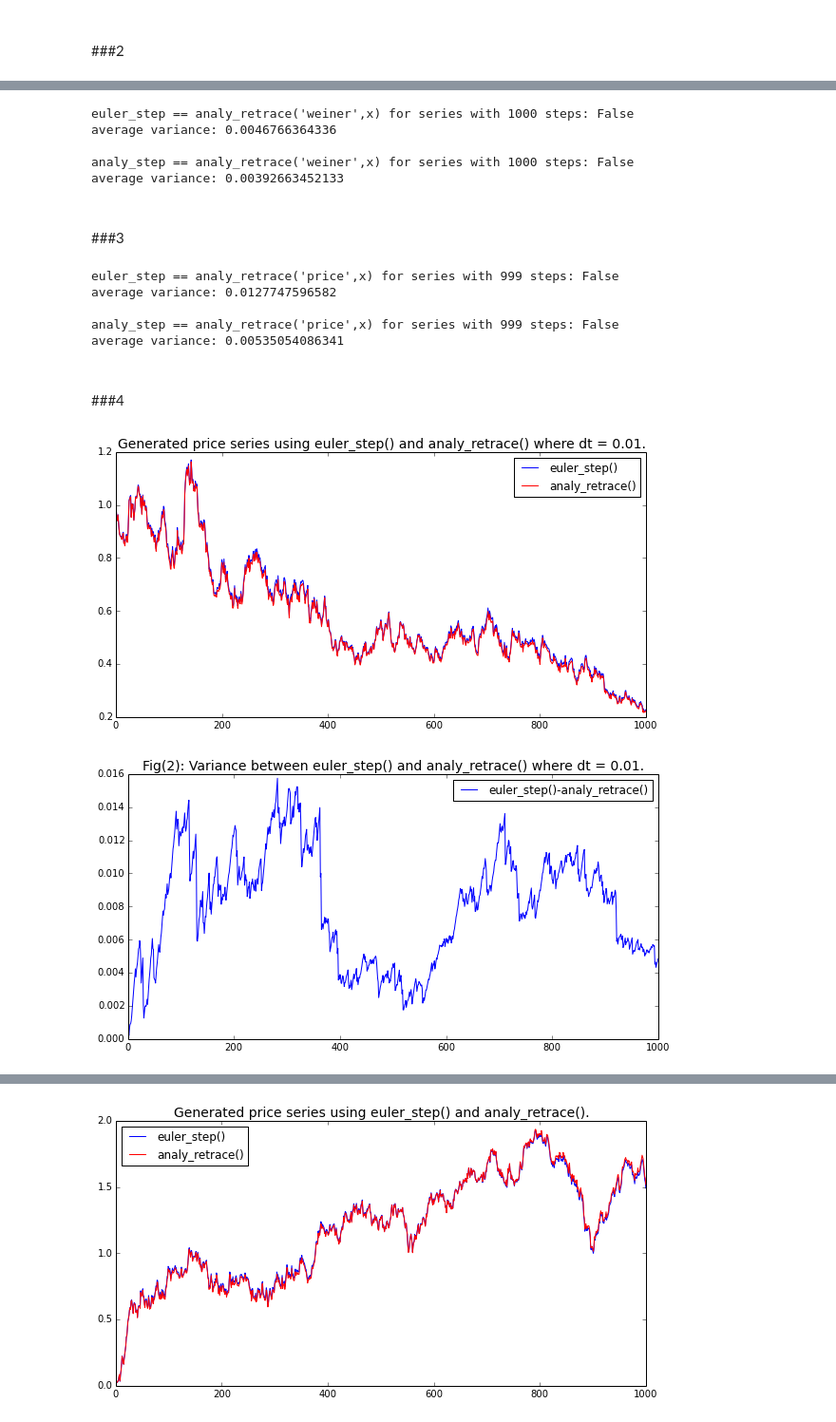
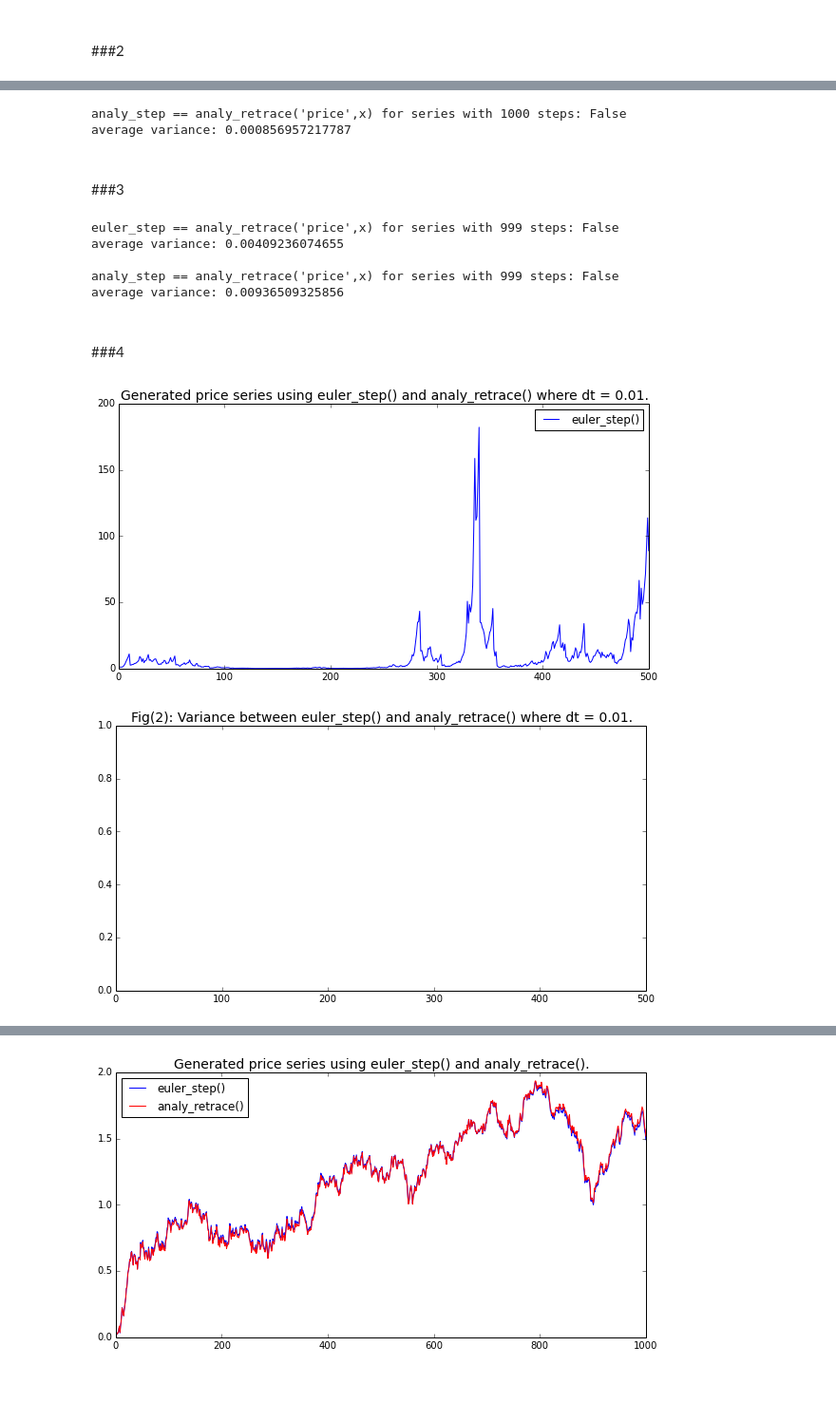
Before and after one commit to rmorshea/quantfi, a Jupyter notebook: exp_brownian_class.ipynb, the cells around one changed output, grey strips where cells are left out. Shown: that part at 95% size. Saved outputs shown, nothing was run; the diff lists cells and outputs as text; code cells hidden in the pictures; blank space fills up the shorter version.

```diff
--- a/exp_brownian_class.ipynb
+++ b/exp_brownian_class.ipynb
@@ -52,7 +52,7 @@ class ExpBrownian:
         def __str__(self):
             return str(self.string)
 
-    def __init__(self, dt, m, a, b, mu=0, sigma=1, **kwargs):
+    def __init__(self, dt, m, a, b, mu=0, sigma=1, pval_last=1,pval_crnt=1, **kwargs):
         '''Provide the parameters included in the differential equation above.
         **kwargs makes it possible to initialize with a preexisting price or weiner series.'''
 
@@ -62,9 +62,8 @@ class ExpBrownian:
         self.b = b
         self.mu = mu
         self.sigma = sigma
-
-        self.init_pval_last = kwargs.get('pval_last',1.0)
-        self.init_pval_crnt = kwargs.get('pval_crnt',1.0)
+        self.init_pval_last = pval_last
+        self.init_pval_crnt = pval_crnt
 
         self.pval_last = self.init_pval_last
         self.pval_crnt = self.init_pval_crnt
@@ -108,7 +107,6 @@ class ExpBrownian:
     def euler_retrace(self, series, x=None):
         '''Overrides the current price/weiner series with a new one based on a retrace of a weiner/price series.
 
-
         series = 'weiner':
         Retraces the values of the weiner series to create a price series.
         series = 'price':
@@ -125,7 +123,7 @@ class ExpBrownian:
                 raise exponential_brownian.FillError(series)
             self.pval_last = self.init_pval_last
             self.pval_crnt = self.init_pval_crnt
-            self.p_series = [self.pval_last]
+            self.p_series = [self.pval_crnt]
 
             for i in range(1,len(self.w_series)):
                 nu = self.w_series[i]-self.w_series[i-1]
@@ -617,7 +615,7 @@ class ImpExpBrownian(ExpBrownian):
             alph = self.a*mu0*self.dt
             beta = self.b*nu
 
-            self.pval_crnt += (alph+beta)*self.pval_crnt**(self.m)
+            self.pval_crnt += (self.a*self.dt+alph+beta)*self.pval_crnt**(self.m)
             self.p_series.append(self.pval_crnt)
             self.t_steps+=1
 
@@ -817,32 +799,16 @@ Stock1 = ImpExpBrownian(0.001,1,1,1)
 Stock2 = ImpExpBrownian(0.001,1,1,1)
 number = 1000
 
-Stock1.euler_step(number)
-y1=Stock1.p_series
-Stock2.analy_retrace('weiner', Stock1.w_series)
-y2=Stock2.p_series
+Stock1.analy_step(number)
+y1=Stock1.w_series
+Stock2.analy_retrace('price', Stock1.p_series)
+y2=Stock2.w_series
 
-print "euler_step == analy_retrace('weiner',x) for series with {0} steps:".format(number), y1 == y2
+print "analy_step == analy_retrace('price',x) for series with {0} steps:".format(number), y1 == y2
 print 'average variance:', np.average(abs(np.array(y1)-np.array(y2)))
-
-print
-
-Stock1 = ImpExpBrownian(0.001,1,1,1)
-Stock2 = ImpExpBrownian(0.001,1,1,1)
-
-Stock1.analy_step(number)
-y1=Stock1.p_series
-Stock2.euler_retrace('weiner', Stock1.w_series)
-y2=Stock2.p_series
-
-print "analy_step == analy_retrace('weiner',x) for series with {0} steps:".format(number), y1 == y2
-print 'average variance:', np.average(abs(np.array(y1)-np.array(y2)))
 # %% [output]
-euler_step == analy_retrace('weiner',x) for series with 1000 steps: False
-average variance: 0.0046766364336
-
-analy_step == analy_retrace('weiner',x) for series with 1000 steps: False
-average variance: 0.00392663452133
+analy_step == analy_retrace('price',x) for series with 1000 steps: False
+average variance: 0.000856957217787
 # %% [markdown]
 <a id=ImpExpBrownian_sec3></a>
 ---
@@ -874,42 +840,42 @@ print "analy_step == analy_retrace('price',x) for series with {0} steps:".format
 print 'average variance:', np.average(abs(np.array(y1)-np.array(y2)))
 # %% [output]
 euler_step == analy_retrace('price',x) for series with 999 steps: False
-average variance: 0.0127747596582
+average variance: 0.00409236074655
 
 analy_step == analy_retrace('price',x) for series with 999 steps: False
-average variance: 0.00535054086341
+average variance: 0.00936509325856
 # %% [markdown]
 <a id=ImpExpBrownian_sec4></a>
 ---
 ##\#4
 # %%
-Stock1 = ImpExpBrownian(0.001,1,0.1,1)
-Stock2 = ImpExpBrownian(0.001,1,1,1)
-number = 1000
+Stock1 = ImpExpBrownian(0.1,1,0.5,1)
+Stock2 = ImpExpBrownian(0.1,1,0.5,1)
+number = 500
 
 Stock1.euler_step(number)
 x1=range(len(Stock1.w_series))
 y1=Stock1.p_series
 
 Stock2.analy_retrace('weiner', Stock1.w_series)
 x2=range(len(Stock2.w_series))
 y2=Stock2.p_series
 
 plt.figure(figsize = (10,5))
 plt.plot(x1,y1,color='b', label = 'euler_step()')
-plt.plot(x2,y2,color='r', label = 'analy_retrace()')
+#plt.plot(x2,y2,color='r', label = 'analy_retrace()')
 plt.title('Generated price series using euler_step() and analy_retrace() where dt = 0.01.', fontsize=14)
 plt.xlim(xmax=number)
 plt.legend(loc='best')
 plt.show()
 
 plt.figure(figsize = (10,5))
-plt.plot(x1,np.array(y1)-np.array(y2),label='euler_step()-analy_retrace()')
+#plt.plot(x1,np.array(y1)-np.array(y2),label='euler_step()-analy_retrace()')
 plt.title('Fig(2): Variance between euler_step() and analy_retrace() where dt = 0.01.', fontsize=14)
 plt.xlim(xmax = number)
 plt.legend(loc='best')
 plt.show()
 # %% [output]
-[figure, old version]
+[figure, new version]
-[figure, old version]
+[figure, new version]
 # %%
```
Also changed, not shown: parts of 11 cells of this notebook.
